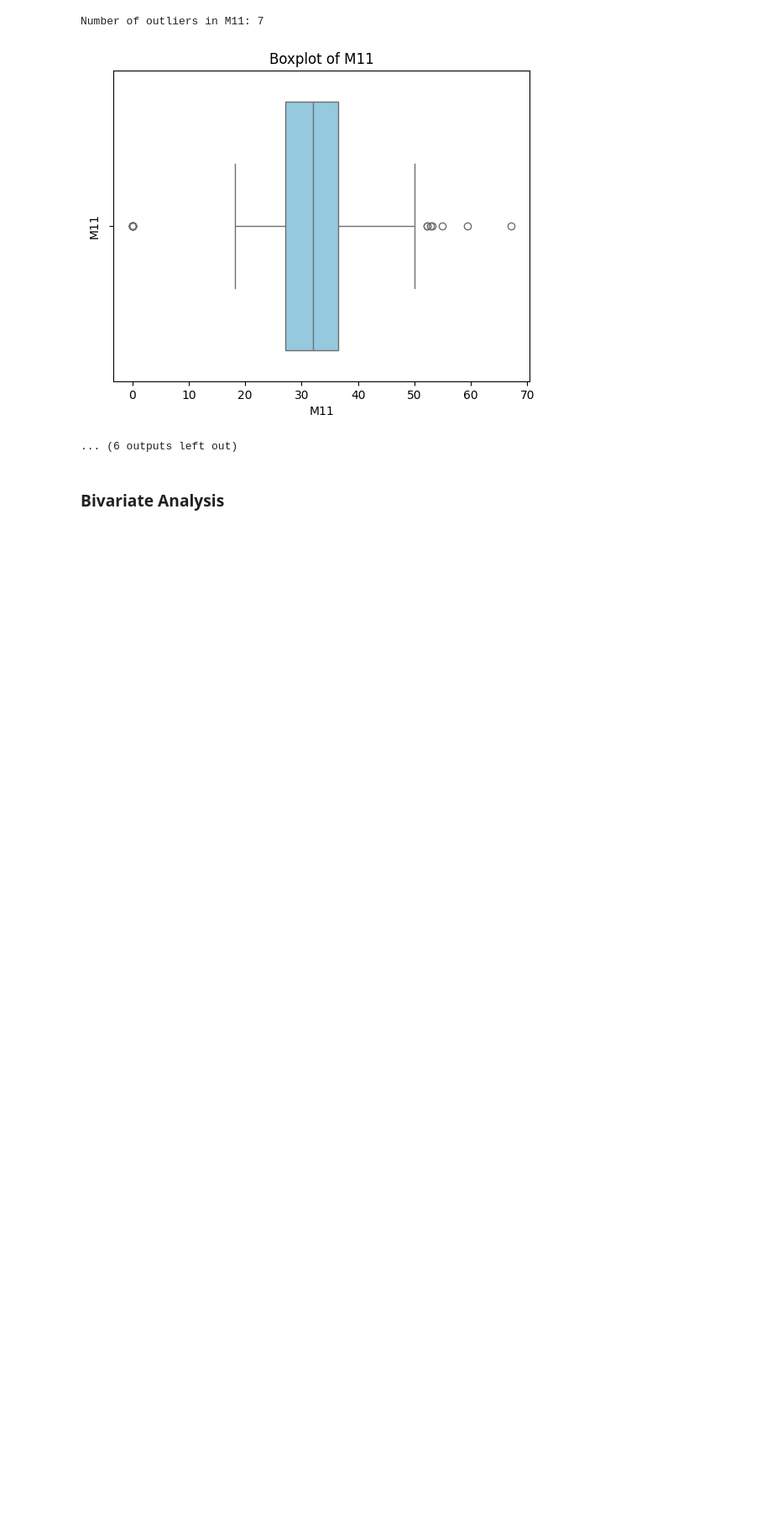
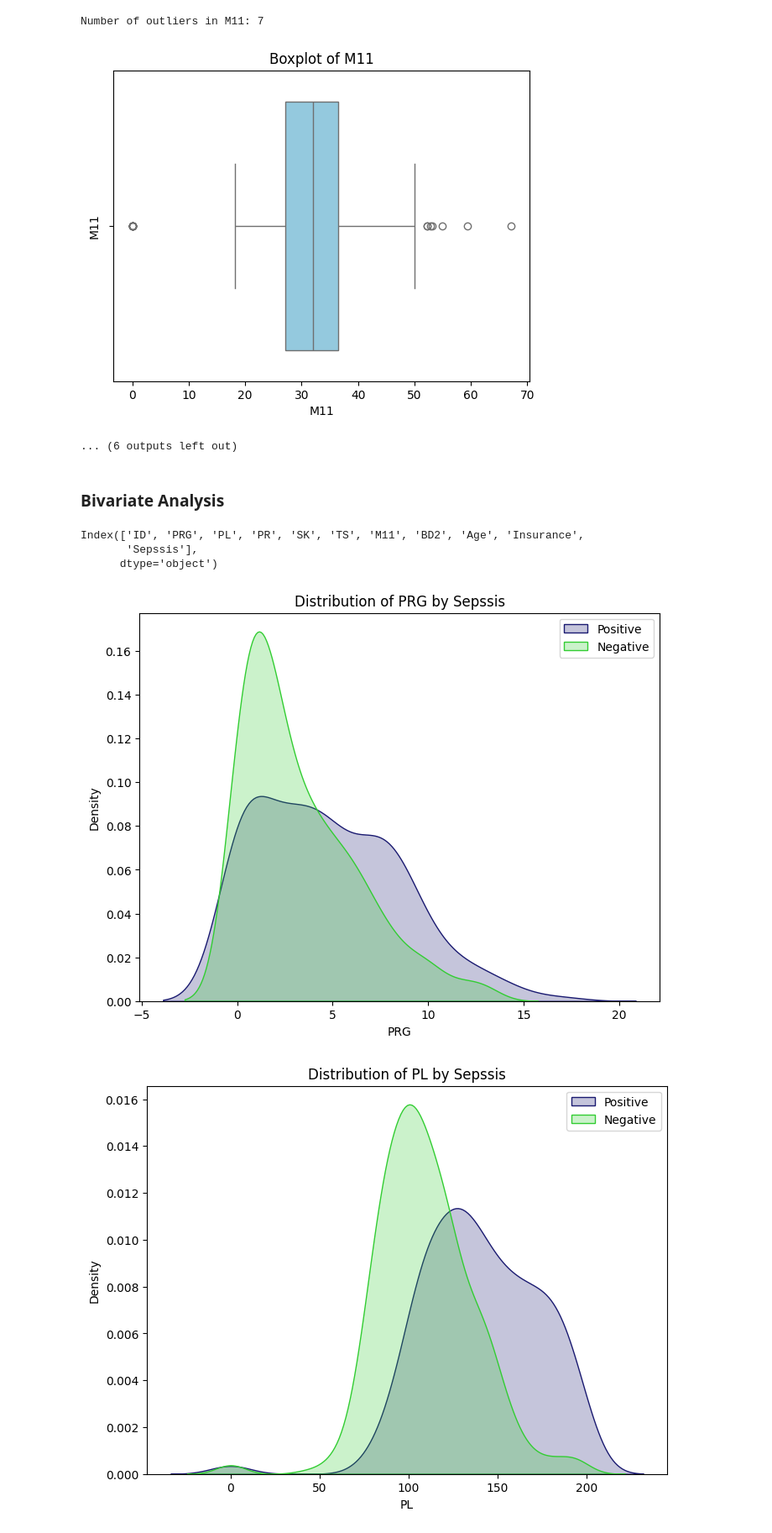
Before and after one commit to Samidirbsa/Career_Accelerator_P5-ML_API, a Jupyter notebook: Notebook.ipynb, the cells around one changed output. Shown at 84% size. Saved outputs shown, nothing was run; the diff lists cells and outputs as text; code cells hidden in the pictures; blank space fills up the shorter version.

```diff
--- a/Notebook.ipynb
+++ b/Notebook.ipynb
@@ -390,3 +390,30 @@ Number of outliers in M11: 7
 ... (6 outputs left out)
 # %% [markdown]
 ### <b>  Bivariate Analysis
+# %%
+df_Paitients_Files_Train.columns
+# %% [output]
+Index(['ID', 'PRG', 'PL', 'PR', 'SK', 'TS', 'M11', 'BD2', 'Age', 'Insurance',
+       'Sepssis'],
+      dtype='object')
+# %%
+cols = ['PRG', 'PL', 'PR', 'SK', 'TS', 'M11', 'BD2', 'Age', 'Insurance']
+# %%
+for i in cols:
+    plt.figure(figsize=(8, 6))
+
+
+    # Separate the data based on gender
+    positive_data = df_Paitients_Files_Train[df_Paitients_Files_Train['Sepssis'] == 'Positive'][i]
+    negative_data = df_Paitients_Files_Train[df_Paitients_Files_Train['Sepssis'] == 'Negative'][i]
+
+    # Plot each gender's distribution
+    sns.kdeplot(positive_data, shade=True, label='Positive',  color='midnightblue')
+    sns.kdeplot(negative_data, shade=True, label='Negative', color='limegreen')
+
+    plt.title(f'Distribution of {i} by Sepssis')
+    plt.legend()
+    plt.show()
+# %% [output]
+[figure, added]
+[figure, added]
```
Also changed, not shown: parts of 1 cell of this notebook.
